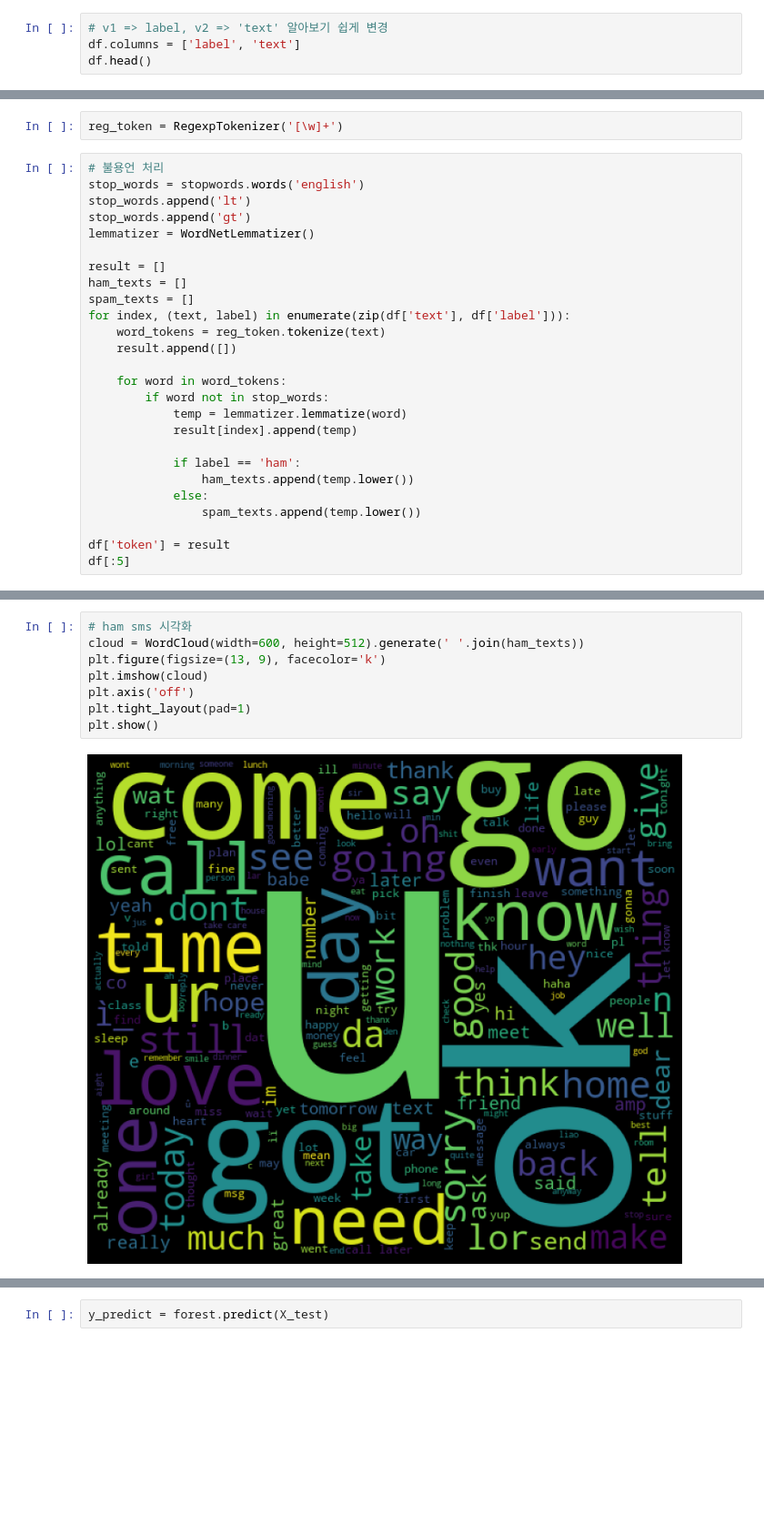
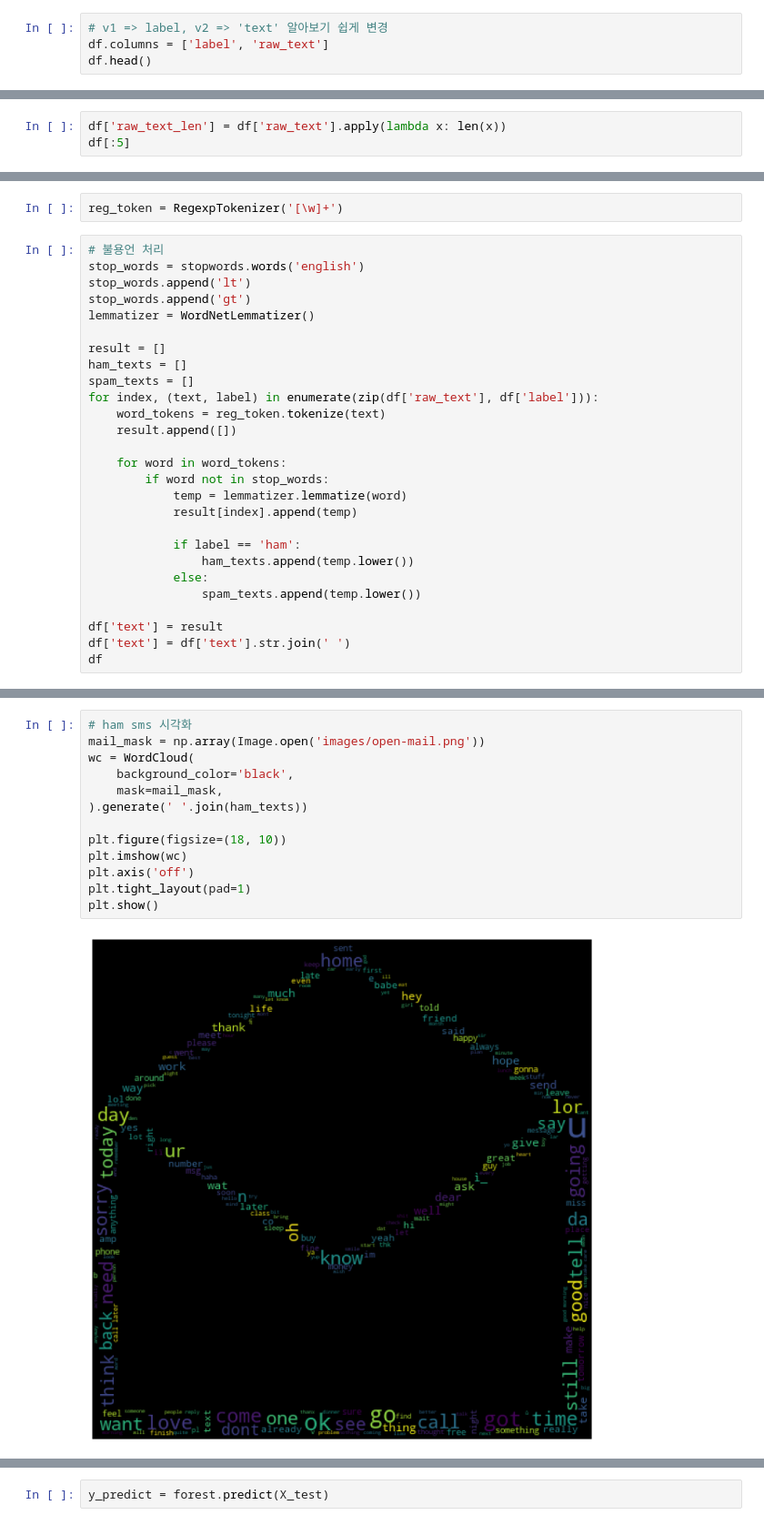
Before and after one commit to PIYoung/mtvs-ai, a Jupyter notebook: jupyters/SMS Spam Collection Dataset.ipynb, the cells around one changed output, grey strips where cells are left out. Shown at 91% size. Saved outputs shown, nothing was run; the diff lists cells and outputs as text; blank space fills up the shorter version.

```diff
--- a/jupyters/SMS Spam Collection Dataset.ipynb
+++ b/jupyters/SMS Spam Collection Dataset.ipynb
@@ -80,6 +84,6 @@ dtypes: object(2)
 memory usage: 87.2+ KB
 # %%
 # v1 => label, v2 => 'text' 알아보기 쉽게 변경
-df.columns = ['label', 'text']
+df.columns = ['label', 'raw_text']
 df.head()
 # %% [output]
@@ -136,0 +189,3 @@ df['label'].value_counts().plot(kind='bar')
+# %%
+df['raw_text_len'] = df['raw_text'].apply(lambda x: len(x))
+df[:5]
@@ -146,7 +223,7 @@ lemmatizer = WordNetLemmatizer()
 result = []
 ham_texts = []
 spam_texts = []
-for index, (text, label) in enumerate(zip(df['text'], df['label'])):
+for index, (text, label) in enumerate(zip(df['raw_text'], df['label'])):
     word_tokens = reg_token.tokenize(text)
     result.append([])
 
@@ -160,6 +237,7 @@ for index, (text, label) in enumerate(zip(df['text'], df['label'])):
             else:
                 spam_texts.append(temp.lower())
 
-df['token'] = result
-df[:5]
+df['text'] = result
+df['text'] = df['text'].str.join(' ')
+df
 # %% [output]
@@ -196,13 +288,18 @@ plt.show()
 # %%
 # ham sms 시각화
-cloud = WordCloud(width=600, height=512).generate(' '.join(ham_texts))
-plt.figure(figsize=(13, 9), facecolor='k')
-plt.imshow(cloud)
+mail_mask = np.array(Image.open('images/open-mail.png'))
+wc = WordCloud(
+    background_color='black',
+    mask=mail_mask,
+).generate(' '.join(ham_texts))
+
+plt.figure(figsize=(18, 10))
+plt.imshow(wc)
 plt.axis('off')
 plt.tight_layout(pad=1)
 plt.show()
 # %% [output]
-[figure, old version]
+[figure, new version]
 # %%
 df['spam'] = df['label'].apply(lambda x: 1 if x == 'spam' else 0)
 df[:5]
```
Also changed, not shown: parts of 29 cells of this notebook.
